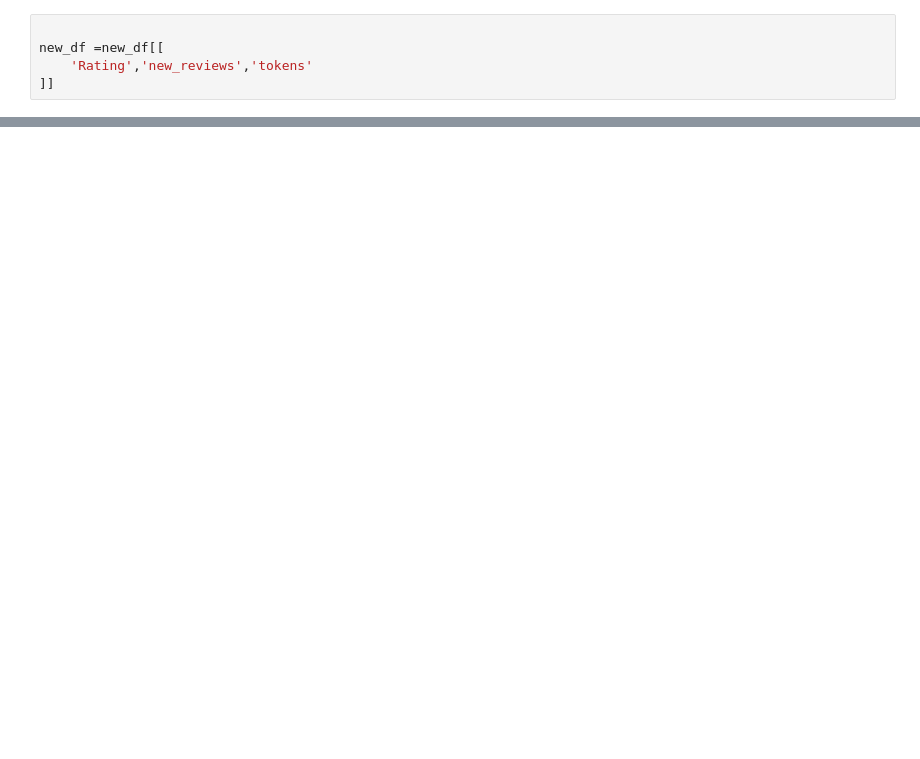
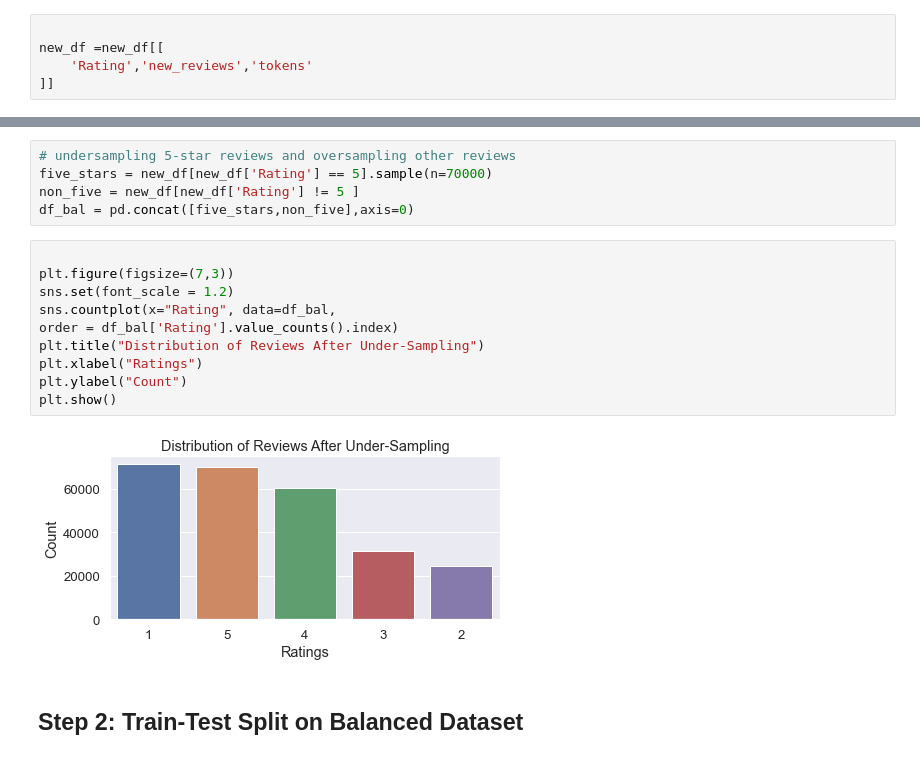
Before and after one commit to kayfilipp/text_mining_amazon_unlocked, a Jupyter notebook: Notebook2_SupervisedModels.ipynb, the cells around one changed output, grey strips where cells are left out. Drawn from its saved outputs; the diff is of its cells as text; blank space fills up the shorter version.

```diff
--- a/Notebook2_SupervisedModels.ipynb
+++ b/Notebook2_SupervisedModels.ipynb
@@ -207,0 +91,19 @@ Some sample reviews with their sentiment -
+# %%
+# undersampling 5-star reviews and oversampling other reviews
+five_stars = new_df[new_df['Rating'] == 5].sample(n=70000)
+non_five = new_df[new_df['Rating'] != 5 ]
+df_bal = pd.concat([five_stars,non_five],axis=0)
+# %%
+
+plt.figure(figsize=(7,3))
+sns.set(font_scale = 1.2)
+sns.countplot(x="Rating", data=df_bal,
+order = df_bal['Rating'].value_counts().index)
+plt.title("Distribution of Reviews After Under-Sampling")
+plt.xlabel("Ratings")
+plt.ylabel("Count")
+plt.show()
+# %% [output]
+[figure, added]
+# %% [markdown]
+## Step 2: Train-Test Split on Balanced Dataset
```
Also changed, not shown: parts of 43 cells of this notebook.
